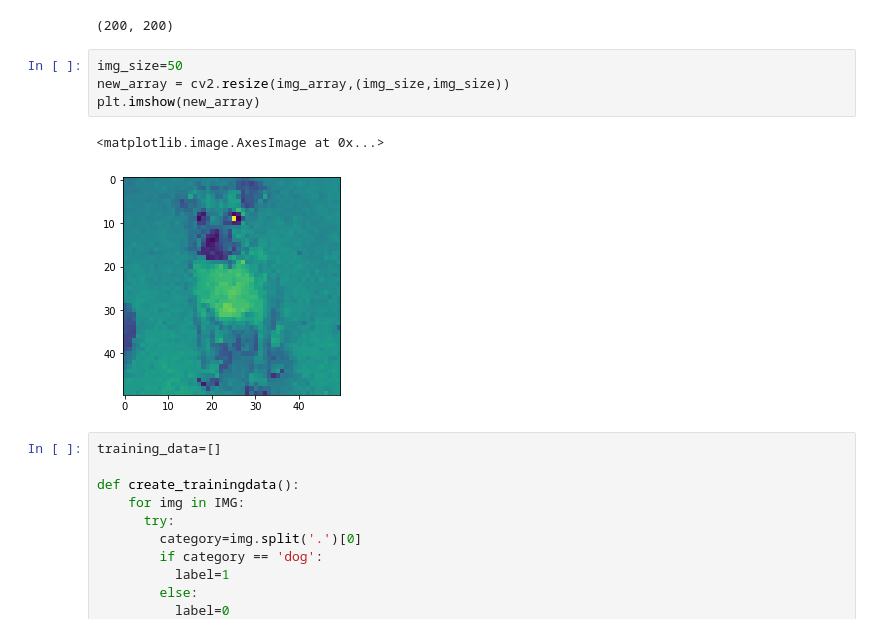
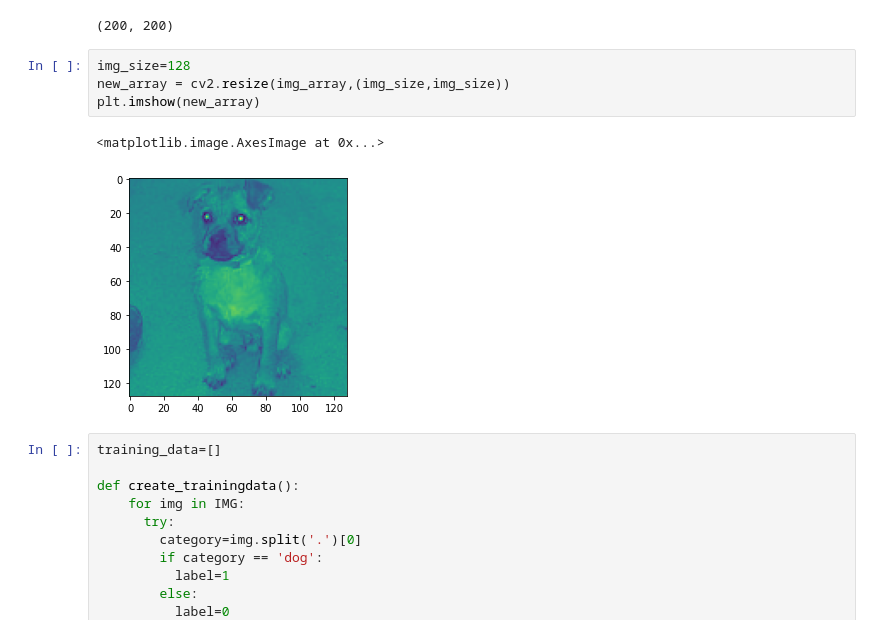
Before and after one commit to siddharthc30/Image_Classification, a Jupyter notebook: ImageClassification.ipynb, the cells around one changed output. Cells and saved outputs as stored; diff of their text form.

```diff
--- a/ImageClassification.ipynb
+++ b/ImageClassification.ipynb
@@ -71,12 +71,12 @@ print(img_array.shape)
 # %% [output]
 (200, 200)
 # %%
-img_size=50
+img_size=128
 new_array = cv2.resize(img_array,(img_size,img_size))
 plt.imshow(new_array)
 # %% [output]
 <matplotlib.image.AxesImage at 0x...>
-[figure, old version]
+[figure, new version]
 # %%
 training_data=[]
 
```
Also changed, not shown: parts of 10 cells of this notebook.
